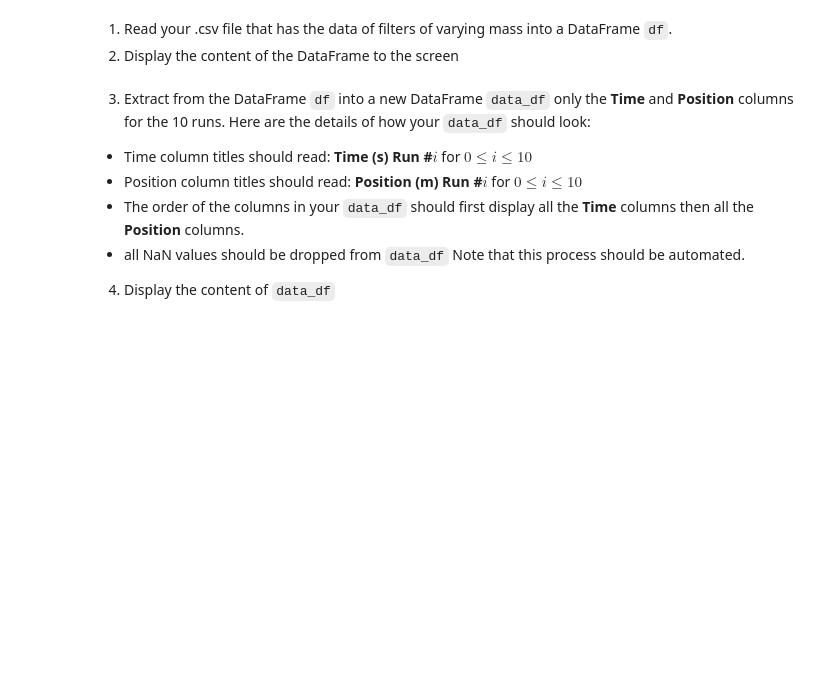
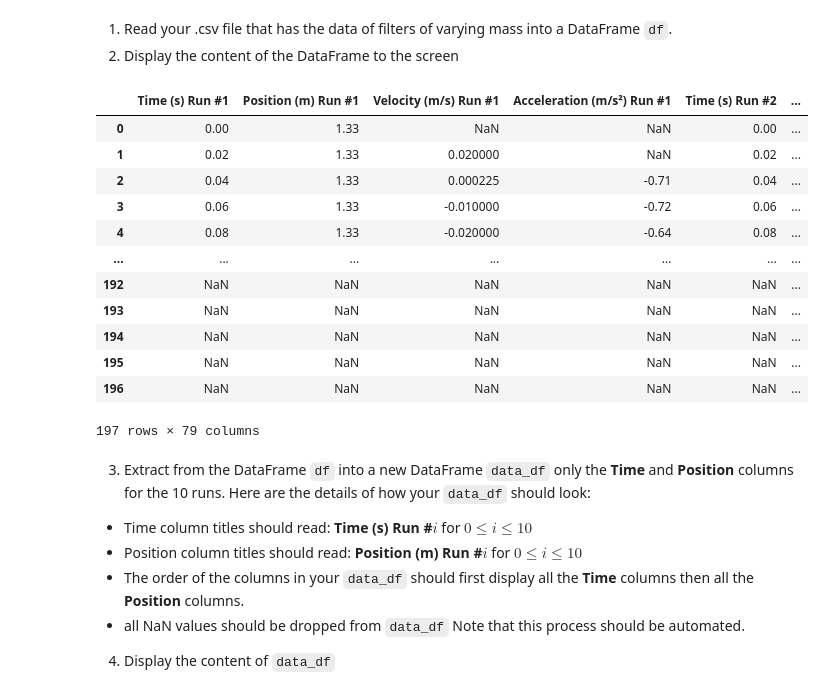
Before and after one commit to ZacBBedont/SF-2, a Jupyter notebook: Assignment1/assign1.ipynb, the cells around one changed output. Saved outputs shown, nothing was run; the diff lists cells and outputs as text; code cells hidden in the pictures; blank space fills up the shorter version.

```diff
--- a/Assignment1/assign1.ipynb
+++ b/Assignment1/assign1.ipynb
@@ -162,3 +158,20 @@ plt.show()
+# %%
+df = pd.read_csv("ten_filters.csv")
+df
+# %% [output]
+|  | Time (s) Run #1 | Position (m) Run #1 | Velocity (m/s) Run #1 | Acceleration (m/s²) Run #1 | Time (s) Run #2 | ... |
+| 0 | 0.00 | 1.33 | NaN | NaN | 0.00 | ... |
+| 1 | 0.02 | 1.33 | 0.020000 | NaN | 0.02 | ... |
+| 2 | 0.04 | 1.33 | 0.000225 | -0.71 | 0.04 | ... |
+| 3 | 0.06 | 1.33 | -0.010000 | -0.72 | 0.06 | ... |
+| 4 | 0.08 | 1.33 | -0.020000 | -0.64 | 0.08 | ... |
+| ... | ... | ... | ... | ... | ... | ... |
+| 192 | NaN | NaN | NaN | NaN | NaN | ... |
+| 193 | NaN | NaN | NaN | NaN | NaN | ... |
+| 194 | NaN | NaN | NaN | NaN | NaN | ... |
+| 195 | NaN | NaN | NaN | NaN | NaN | ... |
+| 196 | NaN | NaN | NaN | NaN | NaN | ... |
+197 rows × 79 columns
 # %% [markdown]
 3. Extract from the DataFrame `df` into a new DataFrame `data_df` only the **Time** and **Position** columns for the 10 runs.  Here are the details of how your `data_df` should look:
 - Time column titles should read: **Time (s) Run #$i$** for $0\leq i\leq 10$
```
Also changed, not shown: parts of 8 cells of this notebook, 2 other files.
